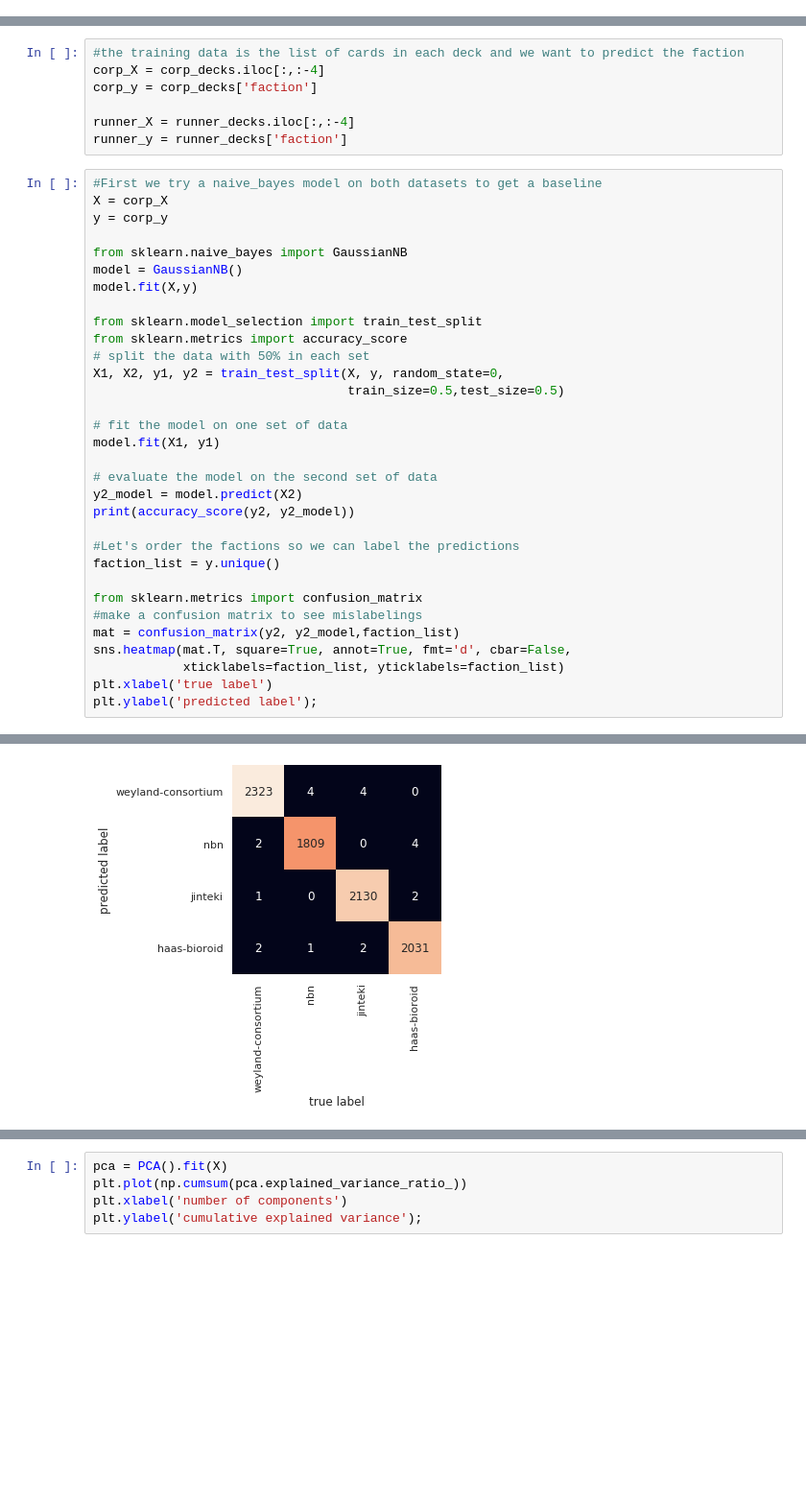
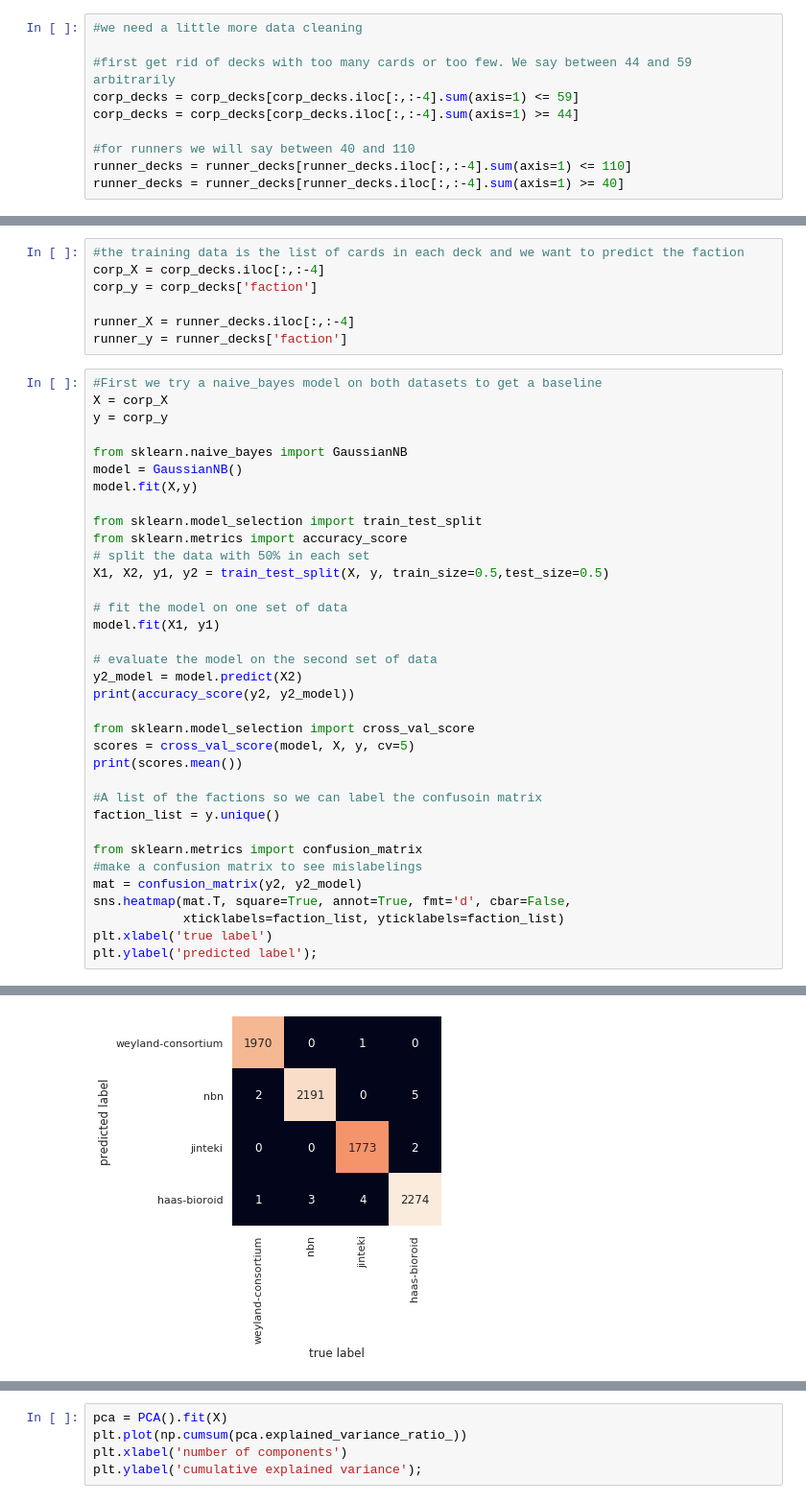
Before and after one commit to lucasvanmeter/Building-Netrunner-Decks-with-Machine-Learning, a Jupyter notebook: analysis.ipynb, the cells around one changed output, grey strips where cells are left out. Shown: that part at 96% size. Saved outputs shown, nothing was run; the diff lists cells and outputs as text; blank space fills up the shorter version.

```diff
--- a/analysis.ipynb
+++ b/analysis.ipynb
@@ -10,5 +11,15 @@ corp_cards = pd.read_pickle('./data/corp_cards_processed.pkl')
 runner_cards = pd.read_pickle('./data/runner_cards_processed.pkl')
 corp_decks = pd.read_pickle('./data/corp_decks_processed.pkl')
 runner_decks = pd.read_pickle('./data/runner_decks_processed.pkl')
+# %%
+#we need a little more data cleaning
+
+#first get rid of decks with too many cards or too few. We say between 44 and 59 arbitrarily
+corp_decks = corp_decks[corp_decks.iloc[:,:-4].sum(axis=1) <= 59]
+corp_decks = corp_decks[corp_decks.iloc[:,:-4].sum(axis=1) >= 44]
+
+#for runners we will say between 40 and 110
+runner_decks = runner_decks[runner_decks.iloc[:,:-4].sum(axis=1) <= 110]
+runner_decks = runner_decks[runner_decks.iloc[:,:-4].sum(axis=1) >= 40]
 # %%
 #utility function to view a deck in a human readable way
@@ -36,8 +48,7 @@ model.fit(X,y)
 from sklearn.model_selection import train_test_split
 from sklearn.metrics import accuracy_score
 # split the data with 50% in each set
-X1, X2, y1, y2 = train_test_split(X, y, random_state=0,
-                                  train_size=0.5,test_size=0.5)
+X1, X2, y1, y2 = train_test_split(X, y, train_size=0.5,test_size=0.5)
 
 # fit the model on one set of data
 model.fit(X1, y1)
@@ -46,12 +57,16 @@ model.fit(X1, y1)
 y2_model = model.predict(X2)
 print(accuracy_score(y2, y2_model))
 
-#Let's order the factions so we can label the predictions
+from sklearn.model_selection import cross_val_score
+scores = cross_val_score(model, X, y, cv=5)
+print(scores.mean())
+
+#A list of the factions so we can label the confusoin matrix
 faction_list = y.unique()
 
 from sklearn.metrics import confusion_matrix
 #make a confusion matrix to see mislabelings
-mat = confusion_matrix(y2, y2_model,faction_list)
+mat = confusion_matrix(y2, y2_model)
 sns.heatmap(mat.T, square=True, annot=True, fmt='d', cbar=False,
             xticklabels=faction_list, yticklabels=faction_list)
 plt.xlabel('true label')
@@ -64 +77 @@ Length: 4, dtype: string as keyword args. From version 0.25 passing these as pos
-[figure, old version]
+[figure, new version]
```
Also changed, not shown: parts of 15 cells of this notebook, 2 other files.
